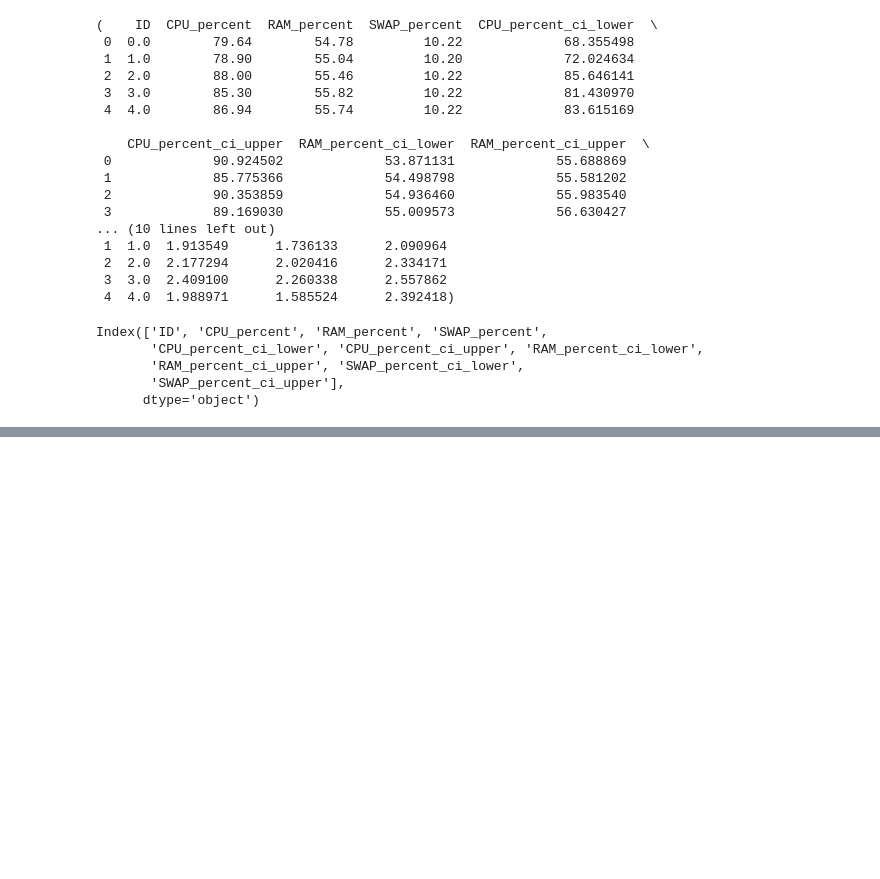
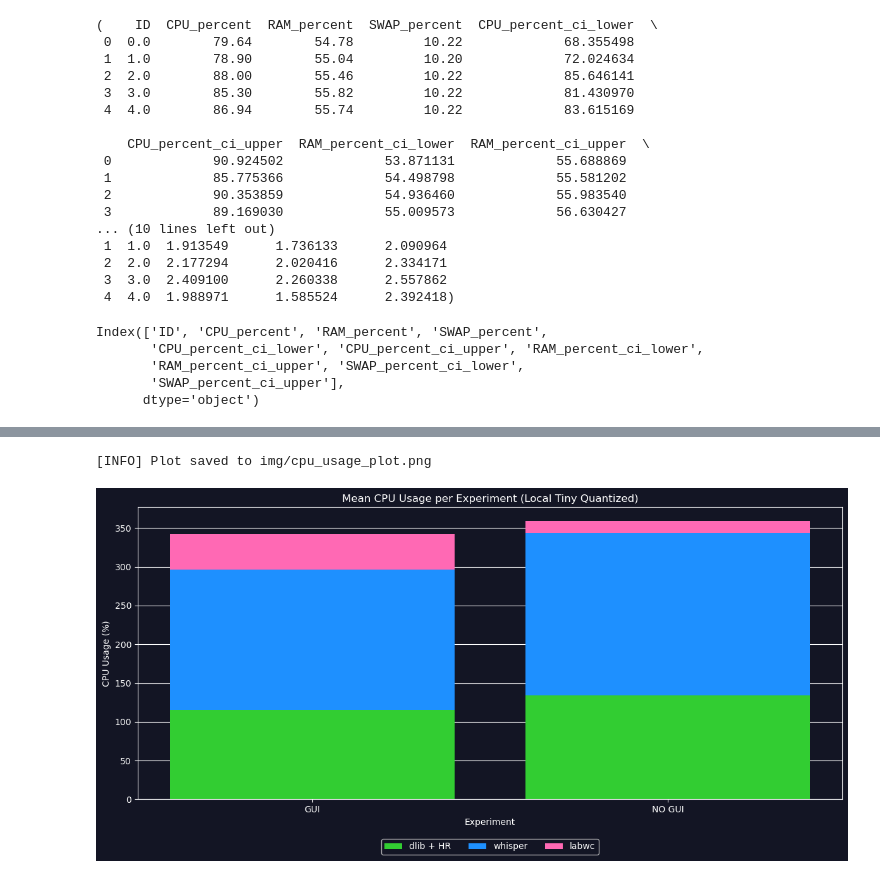
Before and after one commit to Dimerin/AutoDoctor, a Jupyter notebook: Prototype/analysis/analysis.ipynb, the cells around one changed output, grey strips where cells are left out. Drawn from its saved outputs; the diff is of its cells as text; code cells hidden in the pictures; blank space fills up the shorter version.

```diff
--- a/Prototype/analysis/analysis.ipynb
+++ b/Prototype/analysis/analysis.ipynb
@@ -440,0 +616,9 @@ ExManager.plot_hp(ex.fps['FPS'], df_t=10, title_prefix="Remote Tiny Quantized")
+# %%
+new_names = [
+    'GUI',
+    'NO GUI'
+]
+CPUUsageManager.plot_cpu_usage(new_names=new_names, save=True)
+# %% [output]
+[INFO] Plot saved to img/cpu_usage_plot.png
+[figure, added]
```
Also changed, not shown: parts of 12 cells of this notebook.
